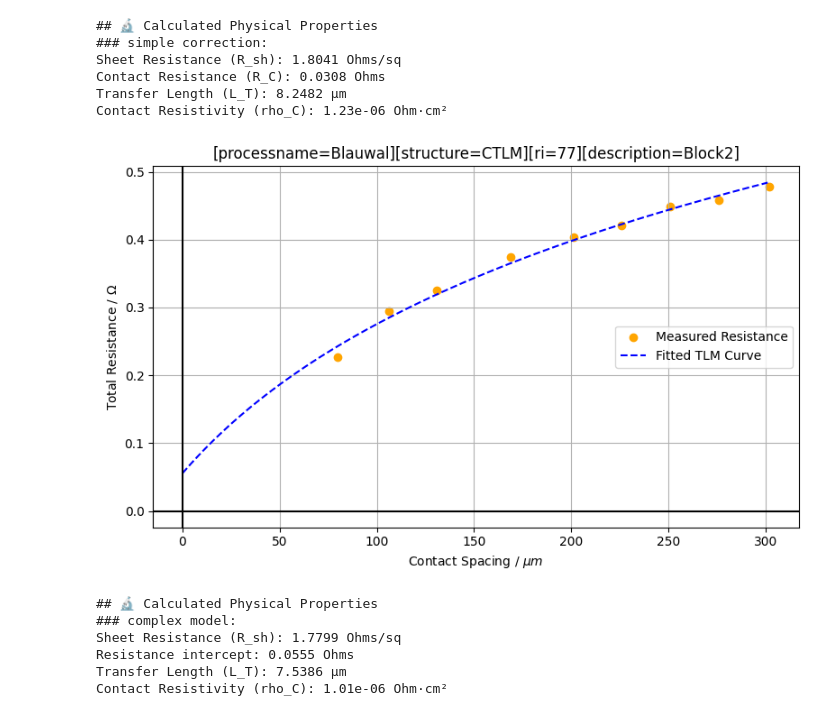
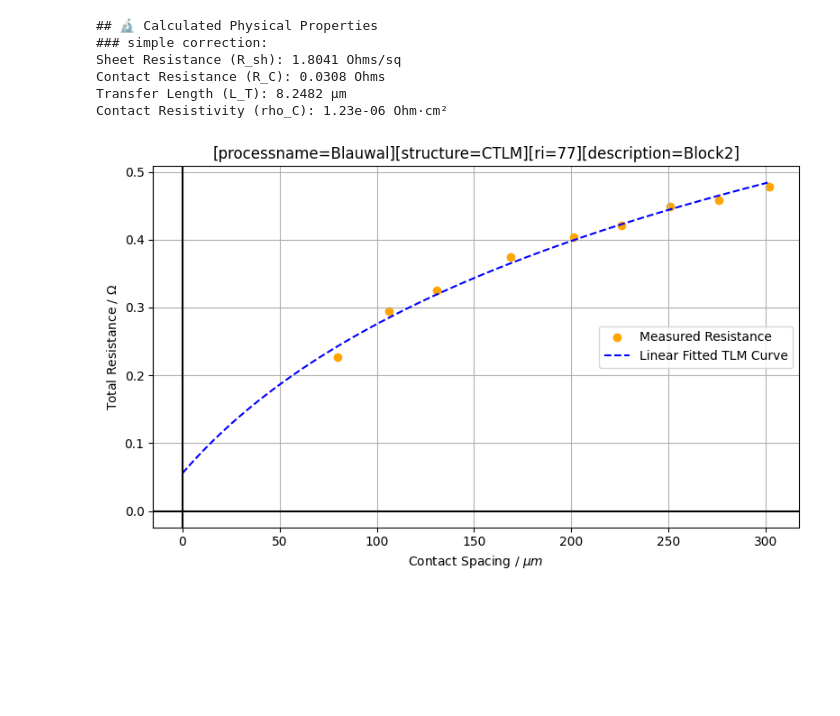
Before and after one commit to XXLutz13/Master_data, a Jupyter notebook: cTLM.ipynb, the cells around one changed output. Cells and saved outputs as stored; diff of their text form; code cells hidden in the pictures; blank space fills up the shorter version.

Commit message:
bessel model

```diff
--- a/cTLM.ipynb
+++ b/cTLM.ipynb
@@ -135,7 +139,7 @@ def get_ctlm_params(slope, intercept, r_inner):
 
 
 # distances, R_list are np.arrays
-def complex_ctlm_params(distances, R_list, r_inner):
+def fit_linear_approximation(distances, R_list, r_inner):
 
     R_T = R_list.reshape(-1, 1)  # transpose to column vector
 
@@ -165,7 +169,7 @@ def complex_ctlm_params(distances, R_list, r_inner):
     # Use intercept of fit
     R_intercept = (B * 2 )/ r_inner
 
-    return d_fit, R_fit, R_sh, L_T, rho_c, R_intercept
+    return d_fit, R_fit, R_sh[0], L_T[0], rho_c[0], R_intercept[0]
 # %% [markdown]
 ### plot TLM
 # %%
@@ -227,41 +229,27 @@ Contact Resistivity (rho_C): 1.23e-06 Ohm·cm²
 # %%
 plt.figure(figsize=(8, 5))
 
 distances = list(map(int, list_of_measurements.keys()))
 distances = np.array(distances)
 
 R_list, R_corr_list = get_resistance(list_of_measurements, r_inner)
 
 plt.scatter(distances, R_list, color='orange', marker='o', label='Measured Resistance')
 
-d_fit, R_fit, R_sh_complex, L_T_complex, rho_C_complex, R_intercept = complex_ctlm_params(distances, np.array(R_list), r_inner)
+d_fit, R_fit, R_sh_linear, L_T_linear, rho_C_linear, R_intercept = fit_linear_approximation(distances, np.array(R_list), r_inner)
 
-plt.plot(d_fit, R_fit, color='blue', linestyle='--', label='Fitted TLM Curve')
+plt.plot(d_fit, R_fit, color='blue', linestyle='--', label='Linear Fitted TLM Curve')
 
 plt.axhline(0, color='black', linewidth=1.5)
 plt.axvline(0, color='black', linewidth=1.5)
 
 plt.title(name)
 plt.xlabel("Contact Spacing / $\\mu m$")
 plt.ylabel("Total Resistance / $\\Omega$")
 plt.legend()
 plt.tight_layout()
 # plt.xlim(0, max(list_of_measurements.keys())+20)
 plt.grid(True)
 plt.show()
-
-
-print("\n## 🔬 Calculated Physical Properties")
-print('### complex model:')
-print(f"Sheet Resistance (R_sh): {R_sh_complex[0]:.4f} Ohms/sq")
-print(f"Resistance intercept: {R_intercept[0]:.4f} Ohms")
-print(f"Transfer Length (L_T): {L_T_complex[0]:.4f} μm")
-print(f"Contact Resistivity (rho_C): {rho_C_complex[0]:.2e} Ohm·cm²")
 # %% [output]
-[figure, old version]
+[figure, new version]
-## 🔬 Calculated Physical Properties
-### complex model:
-Sheet Resistance (R_sh): 1.7799 Ohms/sq
-Resistance intercept: 0.0555 Ohms
-Transfer Length (L_T): 7.5386 μm
-Contact Resistivity (rho_C): 1.01e-06 Ohm·cm²
```
Also changed, not shown: parts of 5 cells of this notebook.
